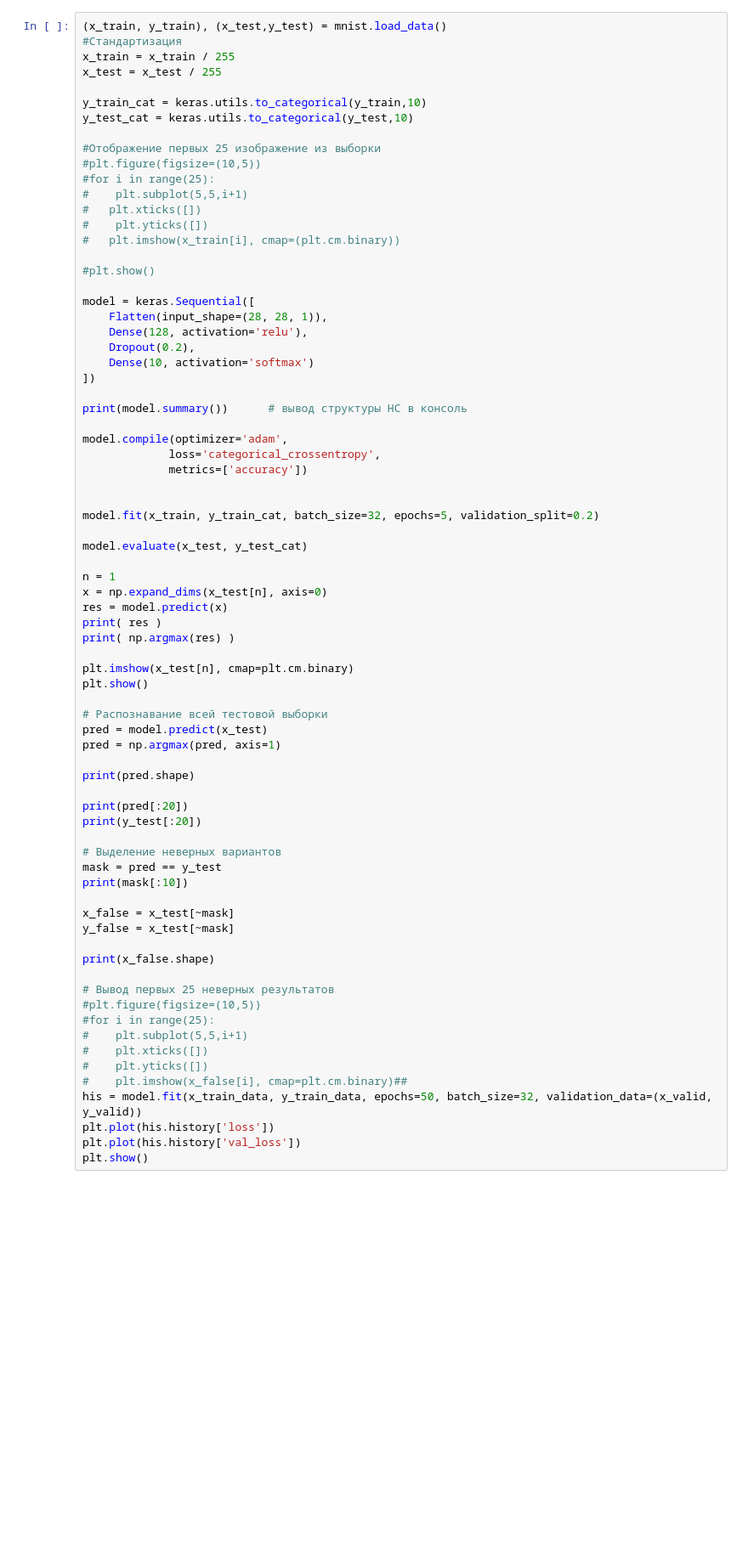
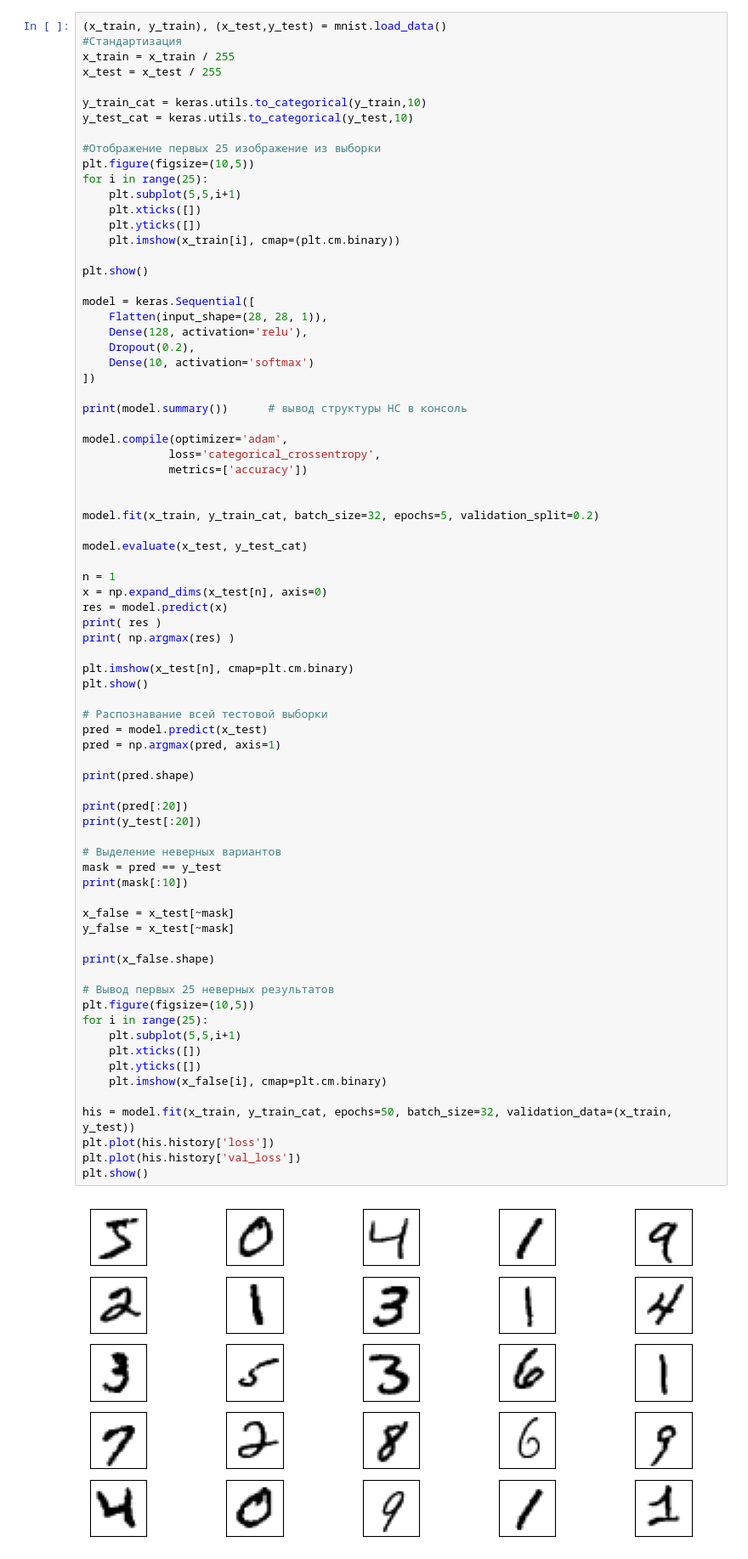
Before and after one commit to mayainni/tests, a Jupyter notebook: test.ipynb, the cells around one changed output. Shown at 85% size. Drawn from its saved outputs; the diff is of its cells as text; blank space fills up the shorter version.

```diff
--- a/test.ipynb
+++ b/test.ipynb
@@ -109,14 +109,14 @@ y_train_cat = keras.utils.to_categorical(y_train,10)
 y_test_cat = keras.utils.to_categorical(y_test,10)
 
 #Отображение первых 25 изображение из выборки
-#plt.figure(figsize=(10,5))
-#for i in range(25):
-#    plt.subplot(5,5,i+1)
-#   plt.xticks([])
-#    plt.yticks([])
-#   plt.imshow(x_train[i], cmap=(plt.cm.binary))
+plt.figure(figsize=(10,5))
+for i in range(25):
+    plt.subplot(5,5,i+1)
+    plt.xticks([])
+    plt.yticks([])
+    plt.imshow(x_train[i], cmap=(plt.cm.binary))
 
-#plt.show()
+plt.show()
 
 model = keras.Sequential([
     Flatten(input_shape=(28, 28, 1)),
@@ -140,37 +140,40 @@ n = 1
 x = np.expand_dims(x_test[n], axis=0)
 res = model.predict(x)
 print( res )
 print( np.argmax(res) )
 
 plt.imshow(x_test[n], cmap=plt.cm.binary)
 plt.show()
 
 # Распознавание всей тестовой выборки
 pred = model.predict(x_test)
 pred = np.argmax(pred, axis=1)
 
 print(pred.shape)
 
 print(pred[:20])
 print(y_test[:20])
 
 # Выделение неверных вариантов
 mask = pred == y_test
 print(mask[:10])
 
 x_false = x_test[~mask]
 y_false = x_test[~mask]
 
 print(x_false.shape)
 
 # Вывод первых 25 неверных результатов
-#plt.figure(figsize=(10,5))
-#for i in range(25):
-#    plt.subplot(5,5,i+1)
-#    plt.xticks([])
-#    plt.yticks([])
-#    plt.imshow(x_false[i], cmap=plt.cm.binary)##
-his = model.fit(x_train_data, y_train_data, epochs=50, batch_size=32, validation_data=(x_valid, y_valid))
+plt.figure(figsize=(10,5))
+for i in range(25):
+    plt.subplot(5,5,i+1)
+    plt.xticks([])
+    plt.yticks([])
+    plt.imshow(x_false[i], cmap=plt.cm.binary)
+
+his = model.fit(x_train, y_train_cat, epochs=50, batch_size=32, validation_data=(x_train, y_test))
 plt.plot(his.history['loss'])
 plt.plot(his.history['val_loss'])
 plt.show()
+# %% [output]
+[figure, added]
```
Also changed, not shown: parts of 1 cell of this notebook, 1 other file.
